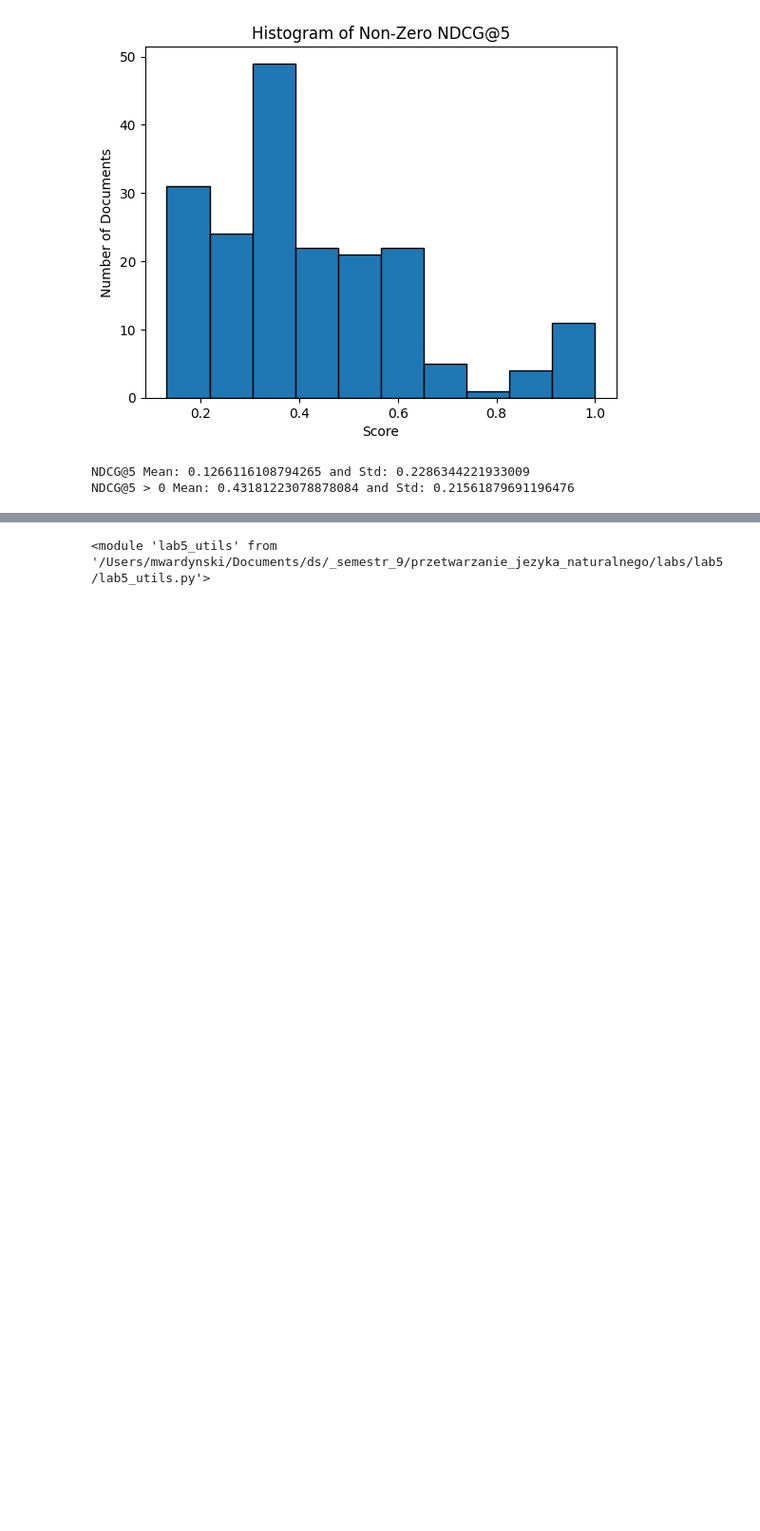
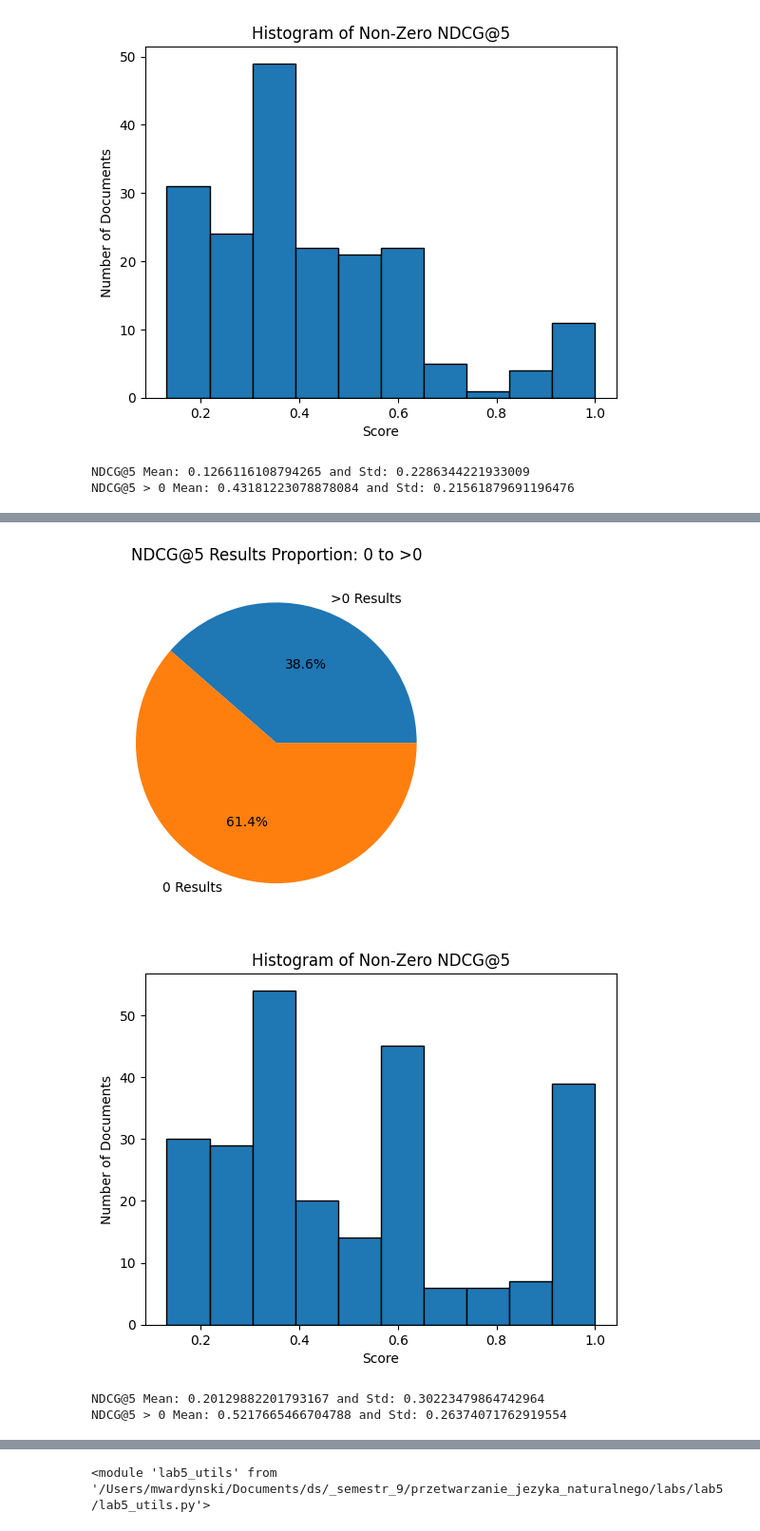
Before and after one commit to mwardynski/nlp, a Jupyter notebook: lab5/lab5.ipynb, the cells around one changed output, grey strips where cells are left out. Shown at 95% size. Drawn from its saved outputs; the diff is of its cells as text; code cells hidden in the pictures; blank space fills up the shorter version.

```diff
--- a/lab5/lab5.ipynb
+++ b/lab5/lab5.ipynb
@@ -507,0 +538,13 @@ present_results(ndcgs_rerank_f1)
+# %%
+#model upon run: best_model_f1_rand
+
+fts_size = 25
+ndcgs_size = 5
+
+ndcgs_rerank_f1_rand = utils.calculate_ndcgs(test_queries_dict, test_query_to_corpus_dict, all_index_url, 'text', fts_size, ndcgs_size, rerank)
+present_results(ndcgs_rerank_f1_rand)
+# %% [output]
+[figure, added]
+[figure, added]
+NDCG@5 Mean: 0.20129882201793167 and Std: 0.30223479864742964
+NDCG@5 > 0 Mean: 0.5217665466704788 and Std: 0.26374071762919554
```
Also changed, not shown: parts of 9 cells of this notebook.
